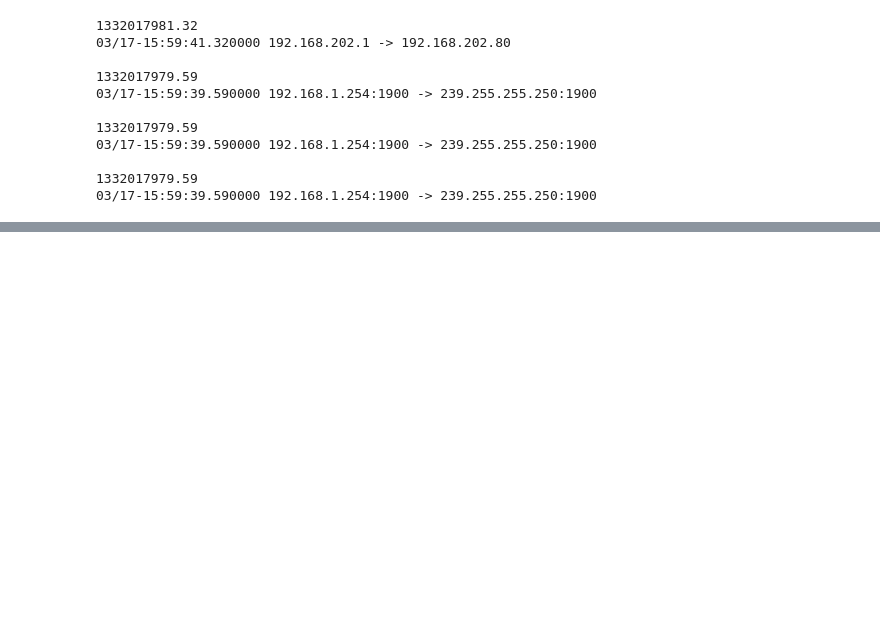
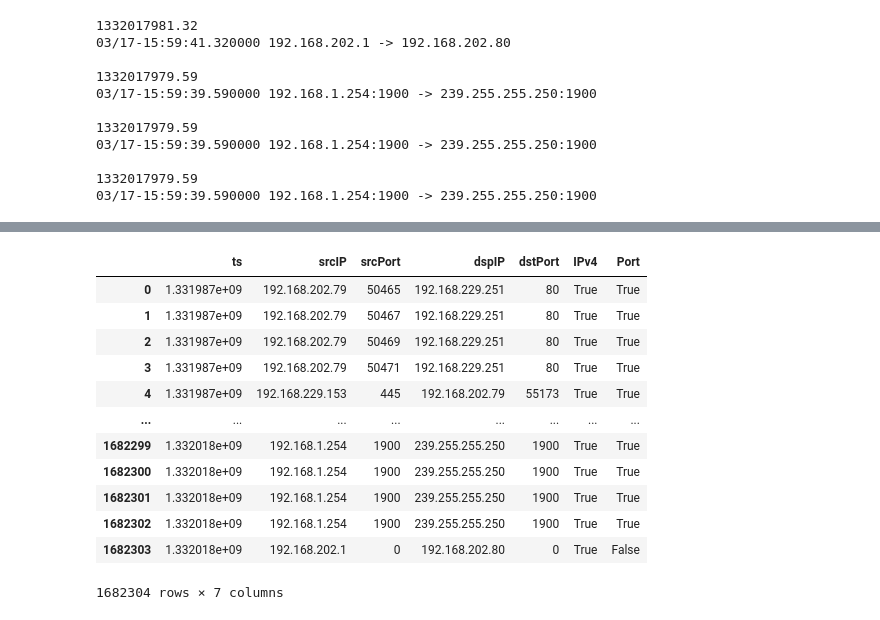
Before and after one commit to AdamEiffert/DST-Assessment-2, a Jupyter notebook: report/Snort pre-processing.ipynb, the cells around one changed output, grey strips where cells are left out. Drawn from its saved outputs; the diff is of its cells as text; code cells hidden in the pictures; blank space fills up the shorter version.

```diff
--- a/report/Snort pre-processing.ipynb
+++ b/report/Snort pre-processing.ipynb
@@ -179,12 +179,12 @@ The above makes me confident in the ability for the code to separate the relevan
 # %%
 time=[]
 scaler16 = (int(milli[0]) / 1000000) + int(seconds[0]) + int(minute[0]) * 60 + int(hour[0]) * 3600
-scaler17 = (int(milli[1175157]) / 1000000) + int(seconds[1175157]) + int(minute[1175157]) * 60 + int(hour[1175157]) * 3600 #1037495
+scaler17 = (int(milli[1037495]) / 1000000) + int(seconds[1037495]) + int(minute[1037495]) * 60 + int(hour[1037495]) * 3600 #1037495 1175157
 for i in range(len(filtered)):
     if day[i] == 16:
         temp = (int(milli[i]) / 1000000) + int(seconds[i]) + int(minute[i]) * 60 + int(hour[i]) * 3600 - scaler16 + 1331901000
     else:
-        temp = (int(milli[i]) / 1000000) + int(seconds[i]) + int(minute[i]) * 60 + int(hour[i]) * 3600 - scaler17 +  1331997339.739999#1331987253.53
+        temp = (int(milli[i]) / 1000000) + int(seconds[i]) + int(minute[i]) * 60 + int(hour[i]) * 3600 - scaler17 +  1331987253.53 #1331987253.53 1331997339.739999
     time.append(temp)
 # %%
 for i in range (1,5):
@@ -229,0 +241,26 @@ new
+# %%
+d = {
+    'ts' : time,
+    'srcIP': srcIP,
+    'srcPort': srcPort,
+    'dspIP': dstIP,
+    'dstPort': dstPort,
+    'IPv4': IPv4,
+    'Port': Port
+}
+df = pd.DataFrame(data=d)
+df
+# %% [output]
+|  | ts | srcIP | srcPort | dspIP | dstPort | IPv4 | Port |
+| 0 | 1.331987e+09 | 192.168.202.79 | 50465 | 192.168.229.251 | 80 | True | True |
+| 1 | 1.331987e+09 | 192.168.202.79 | 50467 | 192.168.229.251 | 80 | True | True |
+| 2 | 1.331987e+09 | 192.168.202.79 | 50469 | 192.168.229.251 | 80 | True | True |
+| 3 | 1.331987e+09 | 192.168.202.79 | 50471 | 192.168.229.251 | 80 | True | True |
+| 4 | 1.331987e+09 | 192.168.229.153 | 445 | 192.168.202.79 | 55173 | True | True |
+| ... | ... | ... | ... | ... | ... | ... | ... |
+| 1682299 | 1.332018e+09 | 192.168.1.254 | 1900 | 239.255.255.250 | 1900 | True | True |
+| 1682300 | 1.332018e+09 | 192.168.1.254 | 1900 | 239.255.255.250 | 1900 | True | True |
+| 1682301 | 1.332018e+09 | 192.168.1.254 | 1900 | 239.255.255.250 | 1900 | True | True |
+| 1682302 | 1.332018e+09 | 192.168.1.254 | 1900 | 239.255.255.250 | 1900 | True | True |
+| 1682303 | 1.332018e+09 | 192.168.202.1 | 0 | 192.168.202.80 | 0 | True | False |
+1682304 rows × 7 columns
```
Also changed, not shown: parts of 4 cells of this notebook, 1 other file.
